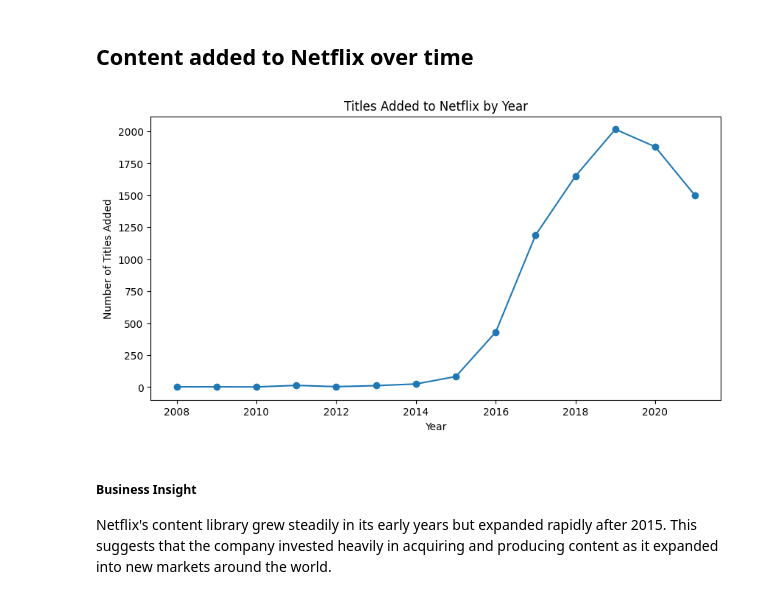
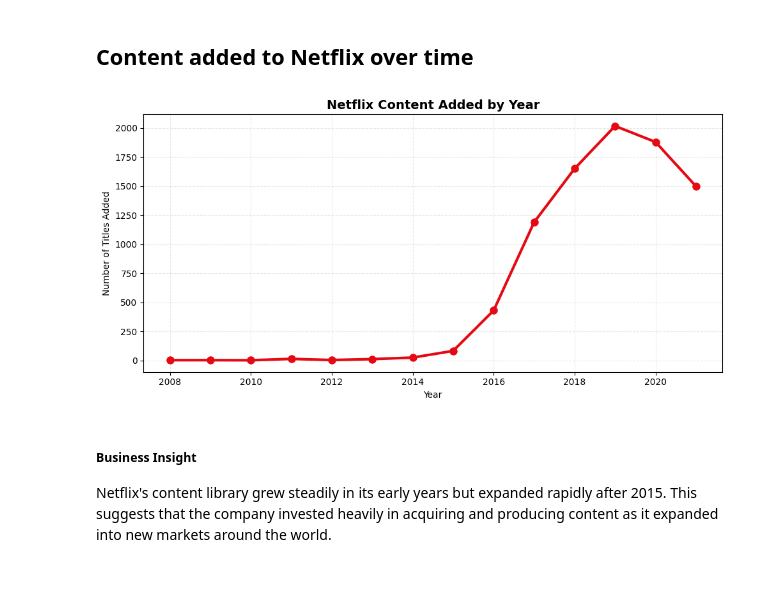
Before and after one commit to Saramarianne18/netflix-analytics-project, a Jupyter notebook: analysis.ipynb, the cells around one changed output. Cells and saved outputs as stored; diff of their text form; code cells hidden in the pictures.

```diff
--- a/analysis.ipynb
+++ b/analysis.ipynb
@@ -431,17 +510,43 @@ Netflix's content library is mainly geared toward teenagers and adults. The most
 netflix['year_added'] = netflix['date_added'].dt.year
 # %%
 added_year = netflix['year_added'].value_counts().sort_index()
-# %%
-plt.figure(figsize=(10,5))
-added_year.plot(marker='o')
-plt.title('Titles Added to Netflix by Year')
-plt.xlabel('Year')
-plt.ylabel('Number of Titles Added')
-plt.show()
-
-# Shows when Netflix added content to its platform.
-# %% [output]
-[figure, removed]
+# %%
+plt.figure(figsize=(10,5))
+
+ax = added_year.plot(
+    marker='o',
+    linewidth=3,
+    markersize=8,
+    color='#E50914'  # Netflix red
+)
+
+# Add values on points
+for x, y in enumerate(added_year):
+    ax.annotate(
+        f'{y:,}',
+        (x, y),
+        textcoords="offset points",
+        xytext=(0,8),
+        ha='center',
+        fontsize=9,
+        fontweight='bold'
+    )
+
+plt.title(
+    'Netflix Content Added by Year',
+    fontsize=14,
+    fontweight='bold'
+)
+
+plt.xlabel('Year')
+plt.ylabel('Number of Titles Added')
+
+plt.grid(True, linestyle='--', alpha=0.3)
+
+plt.tight_layout()
+plt.show()
+# %% [output]
+[figure, added]
 # %% [markdown]
 ##### Business Insight
 
```
Also changed, not shown: parts of 8 cells of this notebook, 5 other files.
